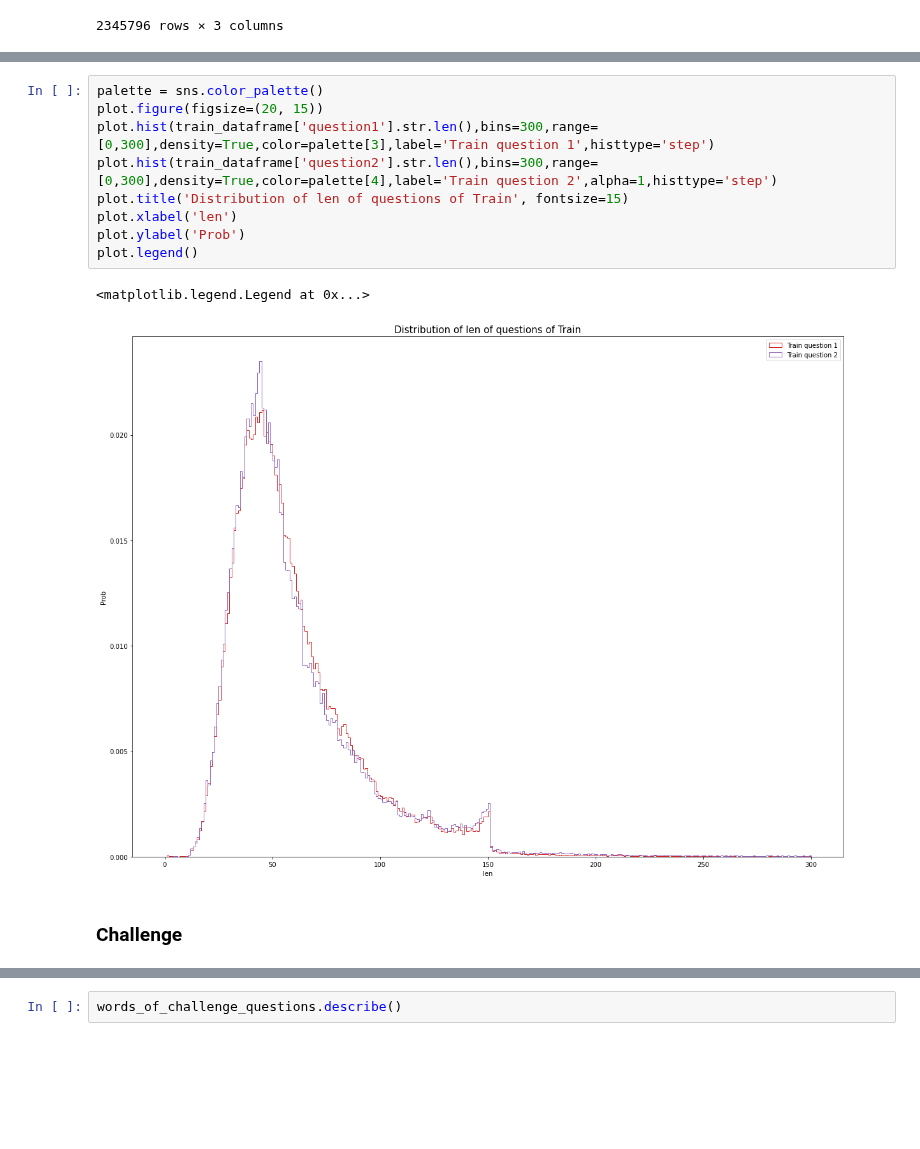
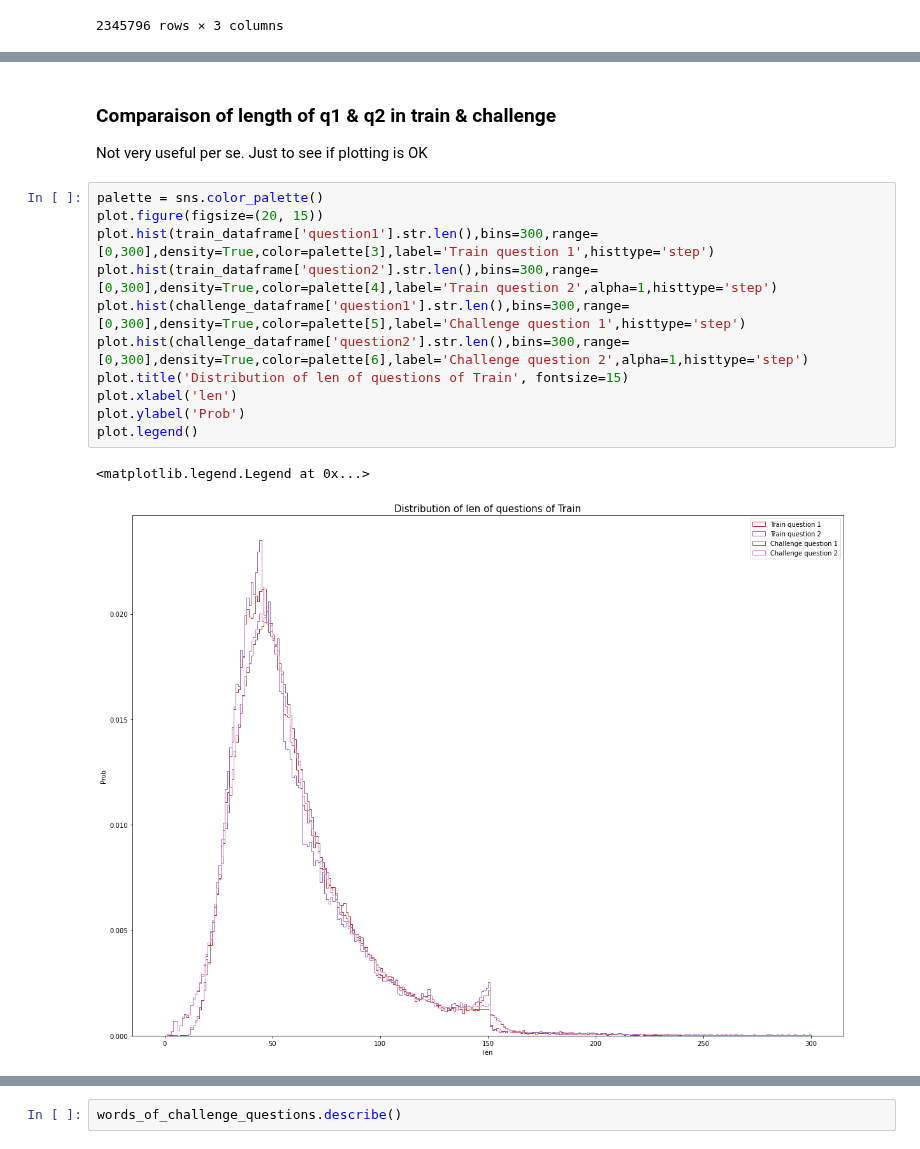
Before and after one commit to acharroux/QuoraPairs, a Jupyter notebook: Analysis/SimpleAnalysis.ipynb, the cells around one changed output, grey strips where cells are left out. Saved outputs shown, nothing was run; the diff lists cells and outputs as text; blank space fills up the shorter version.

```diff
--- a/Analysis/SimpleAnalysis.ipynb
+++ b/Analysis/SimpleAnalysis.ipynb
@@ -274,14 +319,18 @@ properties_train
+# %% [markdown]
+### Comparaison of length of q1 & q2 in train & challenge
+
+Not very useful per se. Just to see if plotting is OK
 # %%
 palette = sns.color_palette()
 plot.figure(figsize=(20, 15))
 plot.hist(train_dataframe['question1'].str.len(),bins=300,range=[0,300],density=True,color=palette[3],label='Train question 1',histtype='step')
 plot.hist(train_dataframe['question2'].str.len(),bins=300,range=[0,300],density=True,color=palette[4],label='Train question 2',alpha=1,histtype='step')
+plot.hist(challenge_dataframe['question1'].str.len(),bins=300,range=[0,300],density=True,color=palette[5],label='Challenge question 1',histtype='step')
+plot.hist(challenge_dataframe['question2'].str.len(),bins=300,range=[0,300],density=True,color=palette[6],label='Challenge question 2',alpha=1,histtype='step')
 plot.title('Distribution of len of questions of Train', fontsize=15)
 plot.xlabel('len')
 plot.ylabel('Prob')
 plot.legend()
 # %% [output]
 <matplotlib.legend.Legend at 0x...>
-[figure, old version]
+[figure, new version]
-# %% [markdown]
-### Challenge
```
Also changed, not shown: parts of 35 cells of this notebook, 5 other files.
